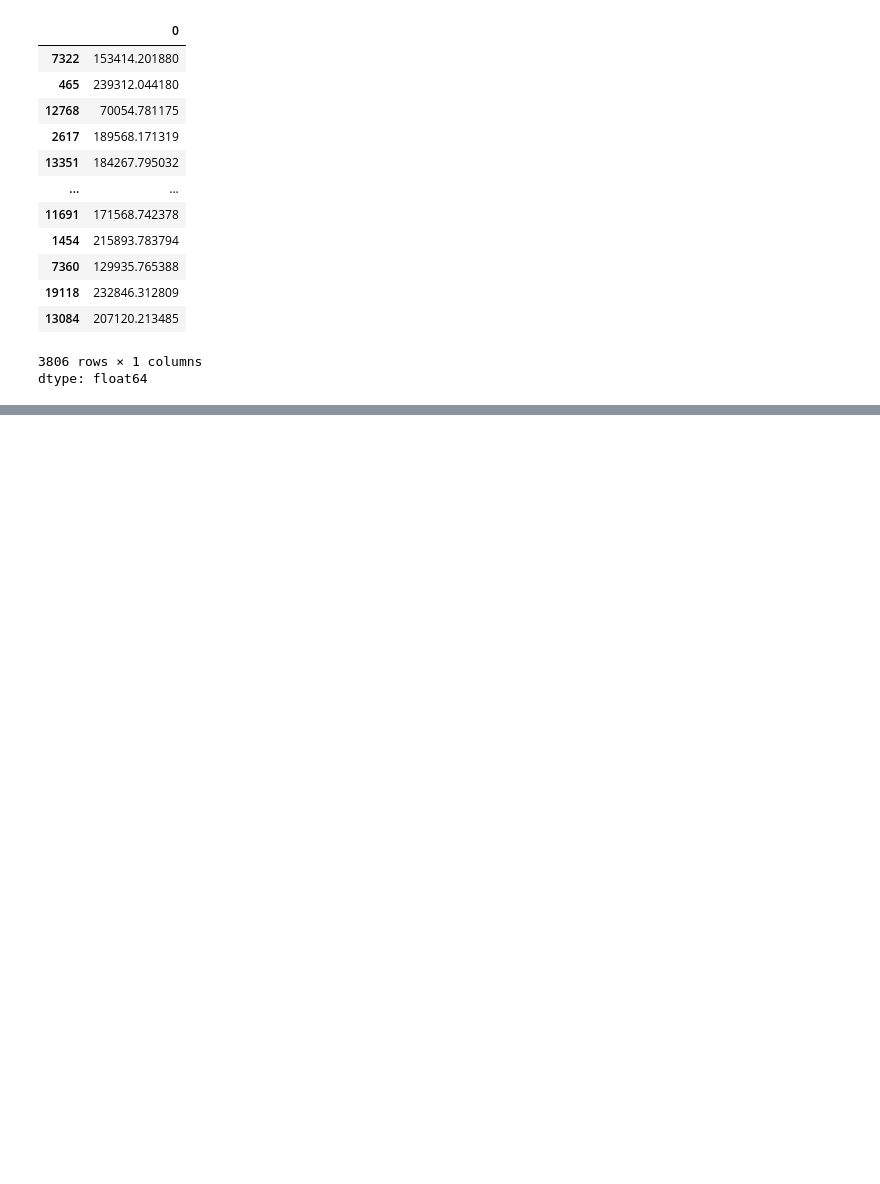
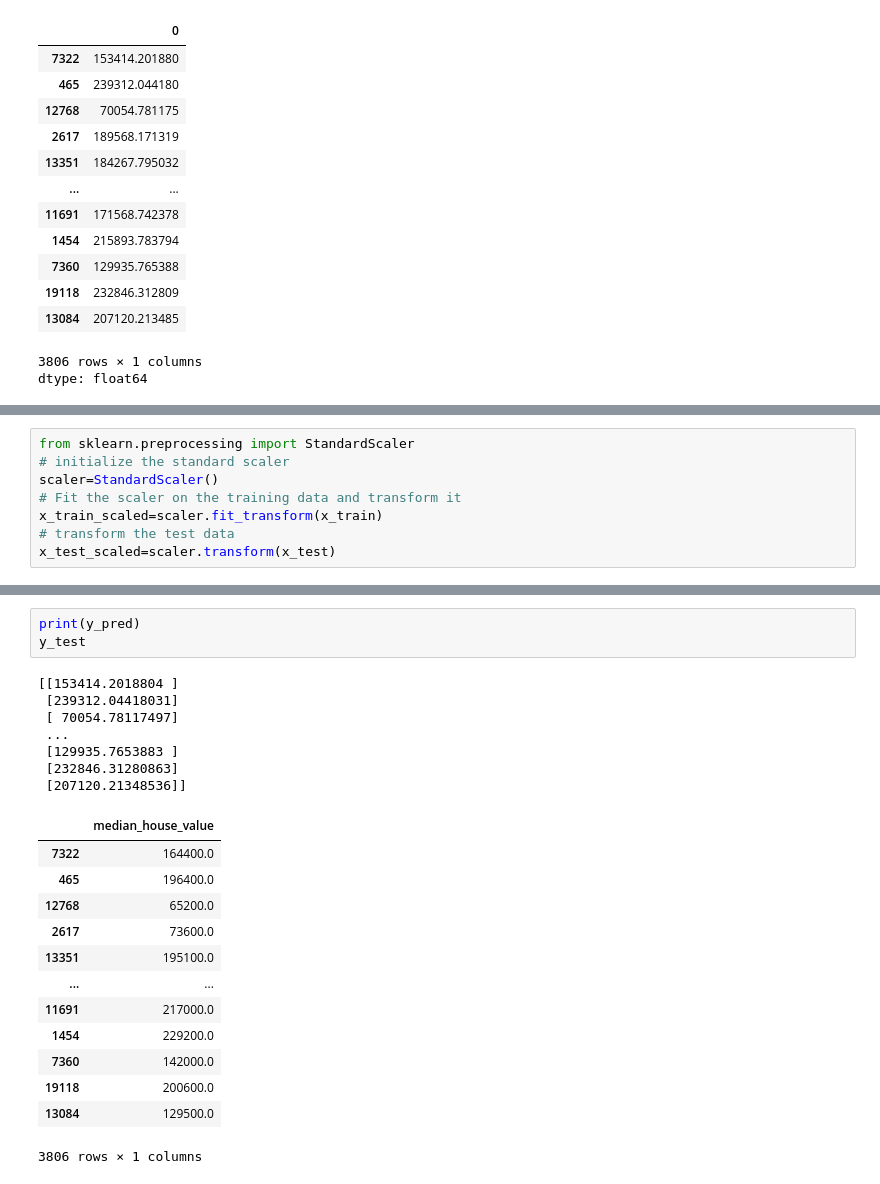
Before and after one commit to Joedharsic07/machine-learning-practice, a Jupyter notebook: Housing_dataset.ipynb, the cells around one changed output, grey strips where cells are left out. Cells and saved outputs as stored; diff of their text form; blank space fills up the shorter version.

```diff
--- a/Housing_dataset.ipynb
+++ b/Housing_dataset.ipynb
@@ -362,0 +435,8 @@ dtype: float64
+# %%
+from sklearn.preprocessing import StandardScaler
+# initialize the standard scaler
+scaler=StandardScaler()
+# Fit the scaler on the training data and transform it
+x_train_scaled=scaler.fit_transform(x_train)
+# transform the test data
+x_test_scaled=scaler.transform(x_test)
@@ -362,0 +459,24 @@ dtype: float64
+# %%
+print(y_pred)
+y_test
+# %% [output]
+[[153414.2018804 ]
+ [239312.04418031]
+ [ 70054.78117497]
+ ...
+ [129935.7653883 ]
+ [232846.31280863]
+ [207120.21348536]]
+|  | median_house_value |
+| 7322 | 164400.0 |
+| 465 | 196400.0 |
+| 12768 | 65200.0 |
+| 2617 | 73600.0 |
+| 13351 | 195100.0 |
+| ... | ... |
+| 11691 | 217000.0 |
+| 1454 | 229200.0 |
+| 7360 | 142000.0 |
+| 19118 | 200600.0 |
+| 13084 | 129500.0 |
+3806 rows × 1 columns
```
Also changed, not shown: parts of 14 cells of this notebook.
